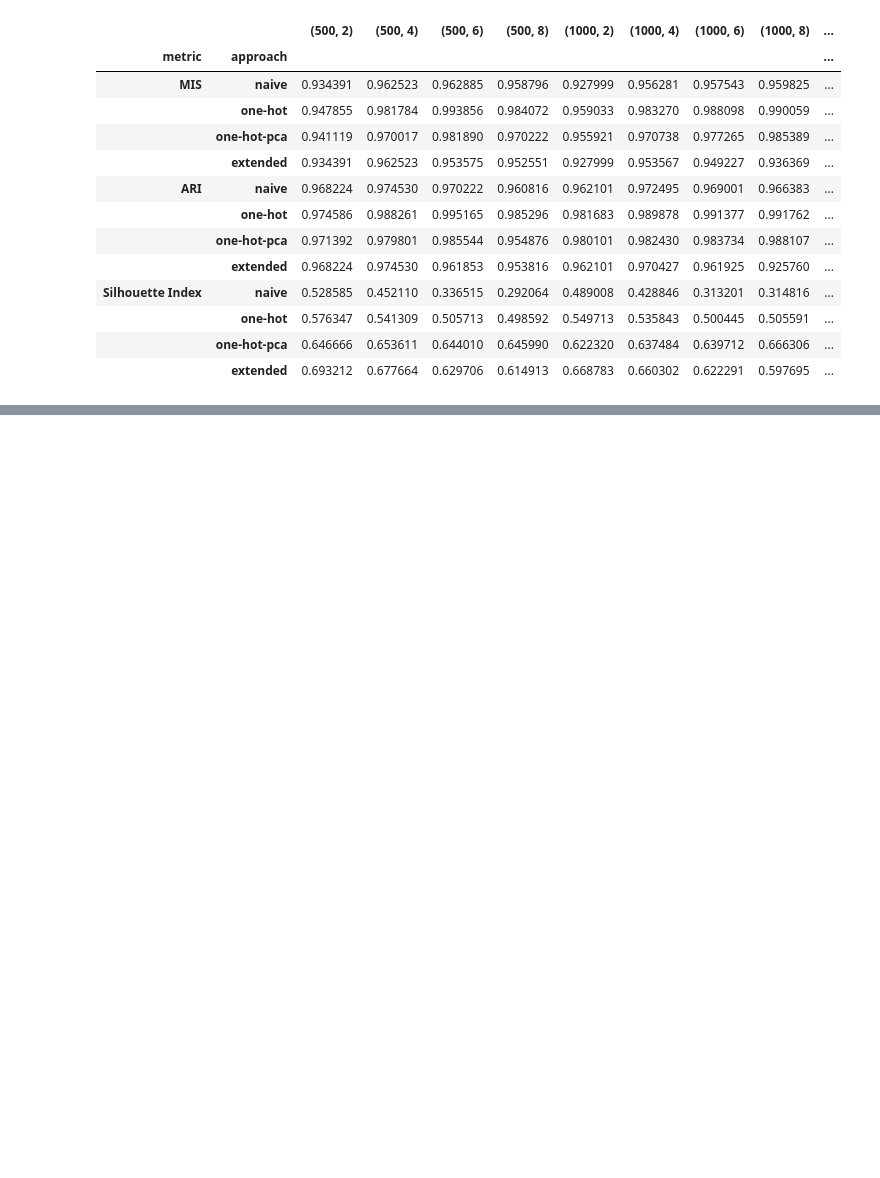
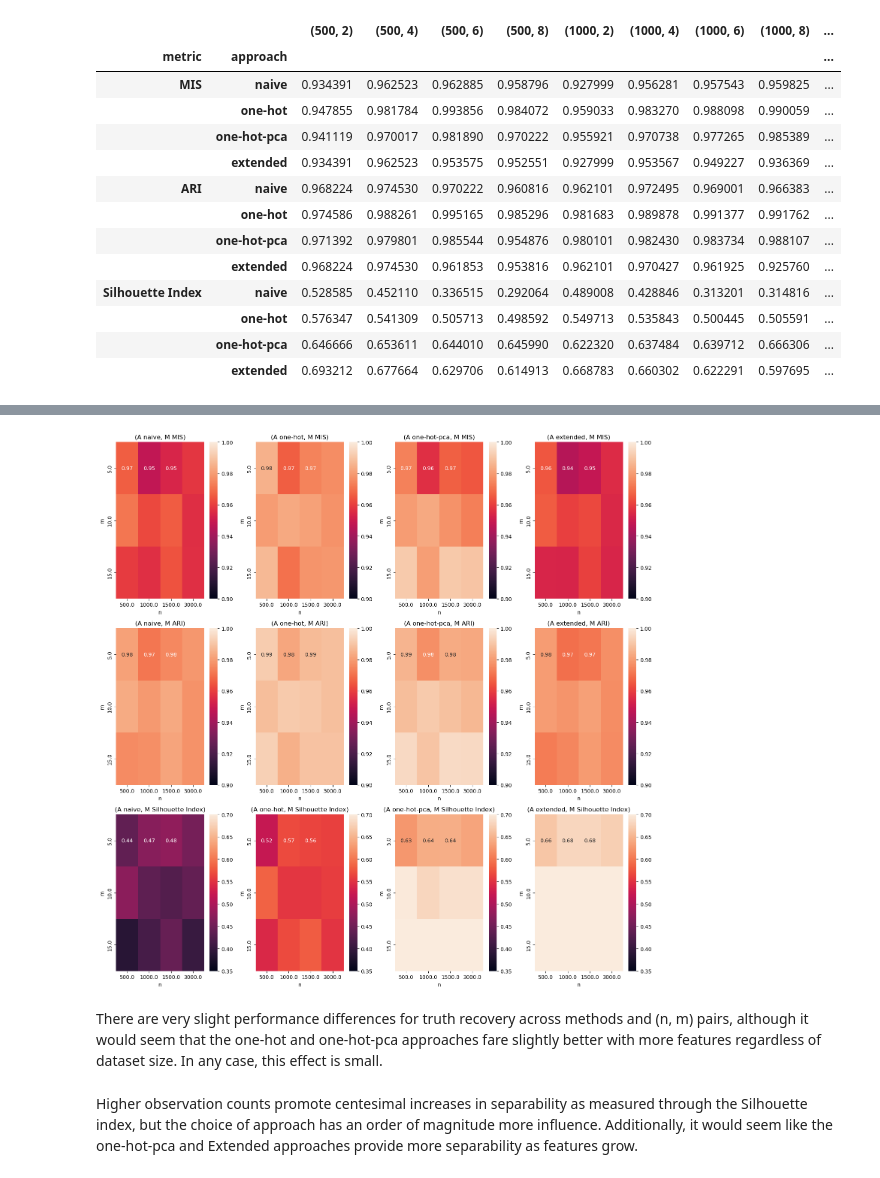
Before and after one commit to ManuelConcepcion/extended_kprototypes, a Jupyter notebook: extended_benchmark/benchmarking.ipynb, the cells around one changed output, grey strips where cells are left out. Cells and saved outputs as stored; diff of their text form; code cells hidden in the pictures; blank space fills up the shorter version.

```diff
--- a/extended_benchmark/benchmarking.ipynb
+++ b/extended_benchmark/benchmarking.ipynb
@@ -1154,0 +1451,3 @@ res
+# %%
+res = res.reset_index().melt(id_vars=['metric', 'approach'])
+res.head()
@@ -1154,0 +1461,7 @@ res
+# %%
+def interpret_string_tuple(string_tuple: str):
+    out = string_tuple.replace('(', '').replace(')', '')
+    out = [float(i) for i in out.split(', ')]
+    return out
+
+interpret_string_tuple('(0.1, 0.2)')
@@ -1154,0 +1470,6 @@ res
+# %%
+res = pd.concat([res,
+           pd.DataFrame(res['variable'].apply(interpret_string_tuple).to_list()).rename({0:'n', 1:'m'}, axis=1)],
+           axis=1).drop('variable', axis=1)
+
+res.head()
@@ -1154,0 +1483,3 @@ res
+# %%
+metrics = ['MIS', 'ARI', 'Silhouette Index']
+approaches = ['naive', 'one-hot', 'one-hot-pca', 'extended']
@@ -1154,0 +1498,35 @@ res
+# %%
+fig, axes = plt.subplots(3, 4, figsize=(15, 15))
+
+for i in range(len(metrics)):
+    metric = metrics[i]
+    if metric != 'Silhouette Index':
+        vmin = 0.9
+        vmax = 1.
+    else:
+        vmin = 0.35
+        vmax = 0.7
+    for j in range(len(approaches)):
+        ax = axes[i, j]
+        approach = approaches[j]
+
+        filtered_df = res[(res['metric'] == metric) & (res['approach']==approach)]
+
+        sns.heatmap(
+            filtered_df.pivot(index='m', columns='n', values='value'),
+            ax=ax,
+            annot=True,
+            fmt='.2f',
+            vmin=vmin,
+            vmax=vmax
+        )
+        ax.set_title(f"(A {approach}, M {metric})")
+
+plt.tight_layout()
+plt.show()
+# %% [output]
+[figure, added]
+# %% [markdown]
+There are very slight performance differences for truth recovery across methods and (n, m) pairs, although it would seem that the one-hot and one-hot-pca approaches fare slightly better with more features regardless of dataset size. In any case, this effect is small.
+# %% [markdown]
+Higher observation counts promote centesimal increases in separability as measured through the Silhouette index, but the choice of approach has an order of magnitude more influence. Additionally, it would seem like the one-hot-pca and Extended approaches provide more separability as features grow.
```
Also changed, not shown: parts of 53 cells of this notebook, 1 other file.
